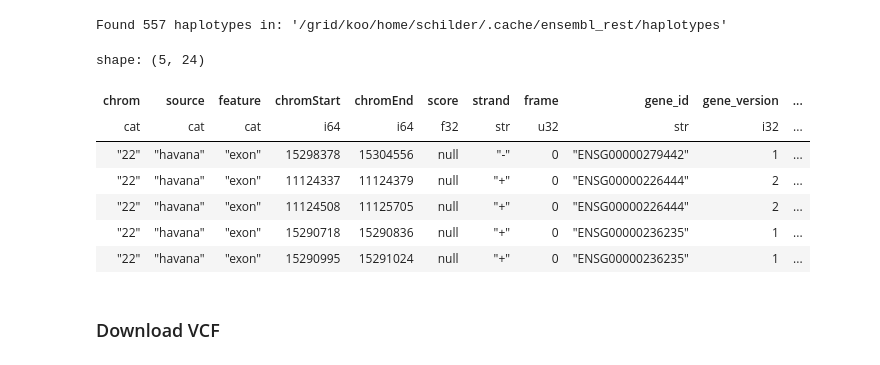
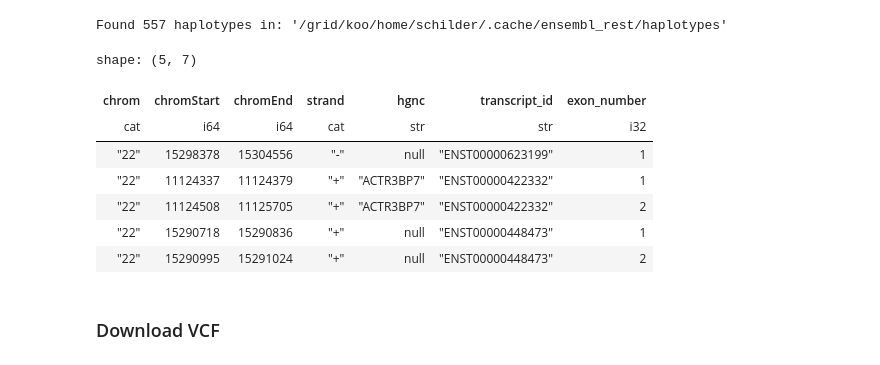
Before and after one commit to bschilder/VEP_protein, a Jupyter notebook: notebooks/GVL.ipynb, the cells around one changed output. Saved outputs shown, nothing was run; the diff lists cells and outputs as text; code cells hidden in the pictures.

```diff
--- a/notebooks/GVL.ipynb
+++ b/notebooks/GVL.ipynb
@@ -70,29 +107,31 @@ haplotypes = hs.get_haplotypes(cache_only=True)
 Found 557 haplotypes in: '/grid/koo/home/schilder/.cache/ensembl_rest/haplotypes'
 # %%
 chr22_genes = (
-    gtf
+    scan_gtf(gtf_path)
     # .filter(pl.col("transcript_id").is_in(haplotypes.keys()  ))
     .filter(pl.col("seqname") == "22")
     .filter(pl.col("feature") == "exon")
     .rename({"seqname": "chrom", "start": "chromStart", "end": "chromEnd"})
     .with_columns(
-        pl.col("strand").cast(pl.Utf8),
-        pl.col("exon_version").cast(pl.Int32),
-        pl.col("exon_number").cast(pl.Int32), # <<-- IMPORTANT: this MUST be an integer (not string) to get exon orders correct
-        pl.col("transcript_version").cast(pl.Int32),
-        pl.col("gene_version").cast(pl.Int32),
+        pl.col("strand"),
+        gtf_attr("gene_name").alias('hgnc'),
+        gtf_attr("transcript_id"),
+        gtf_attr("exon_number").cast(pl.Int32),
     )
+    .drop("source", "score", "frame", "feature", "attribute")
+    # .filter(pl.col("hgnc").is_not_null())
+    .collect()
 )
 chr22_genes.head()
 # %% [output]
-shape: (5, 24)
+shape: (5, 7)
-| chrom | source | feature | chromStart | chromEnd | score | strand | frame | gene_id | gene_version | ... |
-| cat | cat | cat | i64 | i64 | f32 | str | u32 | str | i32 | ... |
-| "22" | "havana" | "exon" | 15298378 | 15304556 | null | "-" | 0 | "ENSG00000279442" | 1 | ... |
-| "22" | "havana" | "exon" | 11124337 | 11124379 | null | "+" | 0 | "ENSG00000226444" | 2 | ... |
-| "22" | "havana" | "exon" | 11124508 | 11125705 | null | "+" | 0 | "ENSG00000226444" | 2 | ... |
-| "22" | "havana" | "exon" | 15290718 | 15290836 | null | "+" | 0 | "ENSG00000236235" | 1 | ... |
-| "22" | "havana" | "exon" | 15290995 | 15291024 | null | "+" | 0 | "ENSG00000236235" | 1 | ... |
+| chrom | chromStart | chromEnd | strand | hgnc | transcript_id | exon_number |
+| cat | i64 | i64 | cat | str | str | i32 |
+| "22" | 15298378 | 15304556 | "-" | null | "ENST00000623199" | 1 |
+| "22" | 11124337 | 11124379 | "+" | "ACTR3BP7" | "ENST00000422332" | 1 |
+| "22" | 11124508 | 11125705 | "+" | "ACTR3BP7" | "ENST00000422332" | 2 |
+| "22" | 15290718 | 15290836 | "+" | null | "ENST00000448473" | 1 |
+| "22" | 15290995 | 15291024 | "+" | null | "ENST00000448473" | 2 |
 # %% [markdown]
 ### Download VCF
 # %%
```
Also changed, not shown: parts of 11 cells of this notebook, 3 other files.
